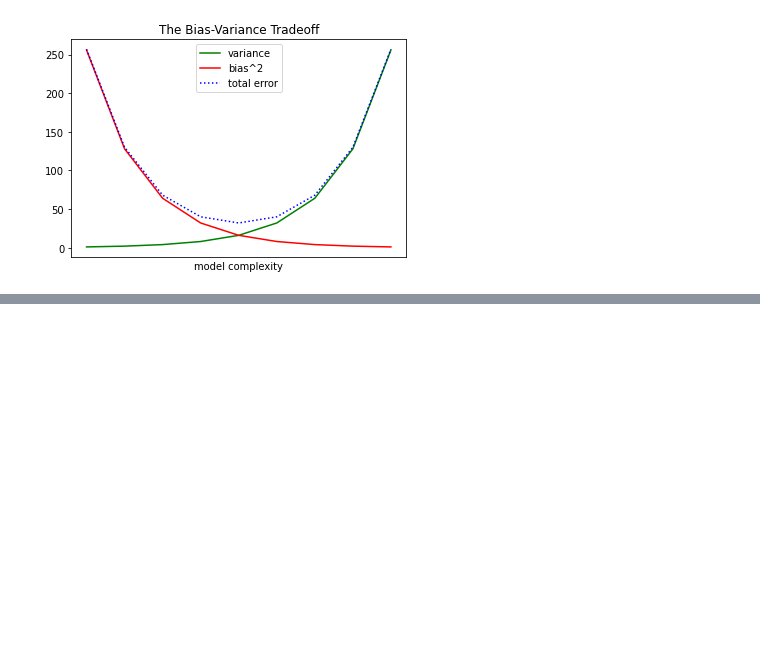
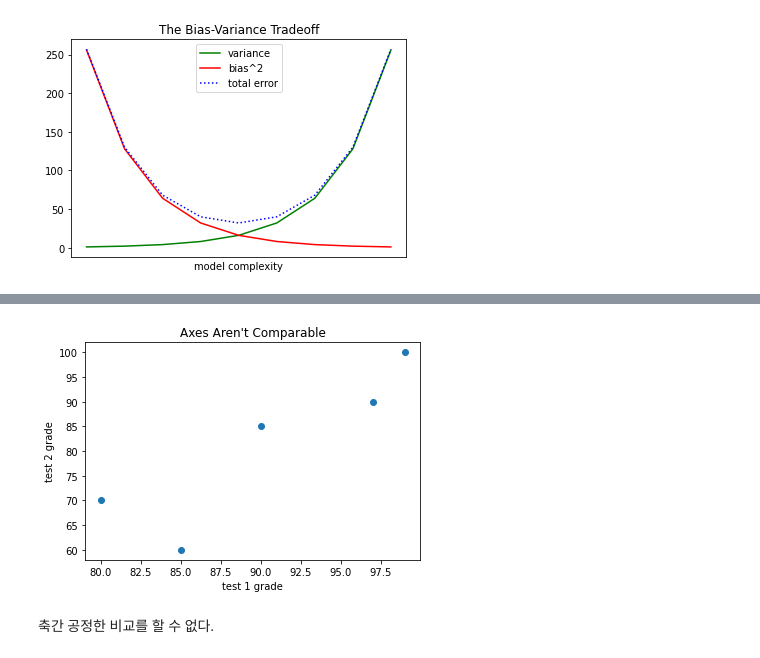
Before and after one commit to mskim94/TIL, a Jupyter notebook: 밑바닥부터 시작하는 데이터 과학/3장. 데이터 시각화.ipynb, the cells around one changed output, grey strips where cells are left out. Saved outputs shown, nothing was run; the diff lists cells and outputs as text; code cells hidden in the pictures; blank space fills up the shorter version.

```diff
--- a/밑바닥부터 시작하는 데이터 과학/3장. 데이터 시각화.ipynb
+++ b/밑바닥부터 시작하는 데이터 과학/3장. 데이터 시각화.ipynb
@@ -128,0 +155,15 @@ plt.show()
+# %%
+# 변수들끼리 비교할 때  matplotlib가 자동으로 축의 범위를 설정하게 하면 아래와 같이 공정한 비교를 하지 못하게 될 수 도 있다.
+test_1_grades = [99, 90, 85, 97, 80]
+test_2_grades = [100, 85, 60, 90, 70]
+
+plt.scatter(test_1_grades, test_2_grades)
+plt.title("Axes Aren't Comparable")
+
+plt.xlabel("test 1 grade")
+plt.ylabel("test 2 grade")
+plt.show()
+# %% [output]
+[figure, added]
+# %% [markdown]
+축간 공정한 비교를 할 수 없다.
```
Also changed, not shown: parts of 3 cells of this notebook.
